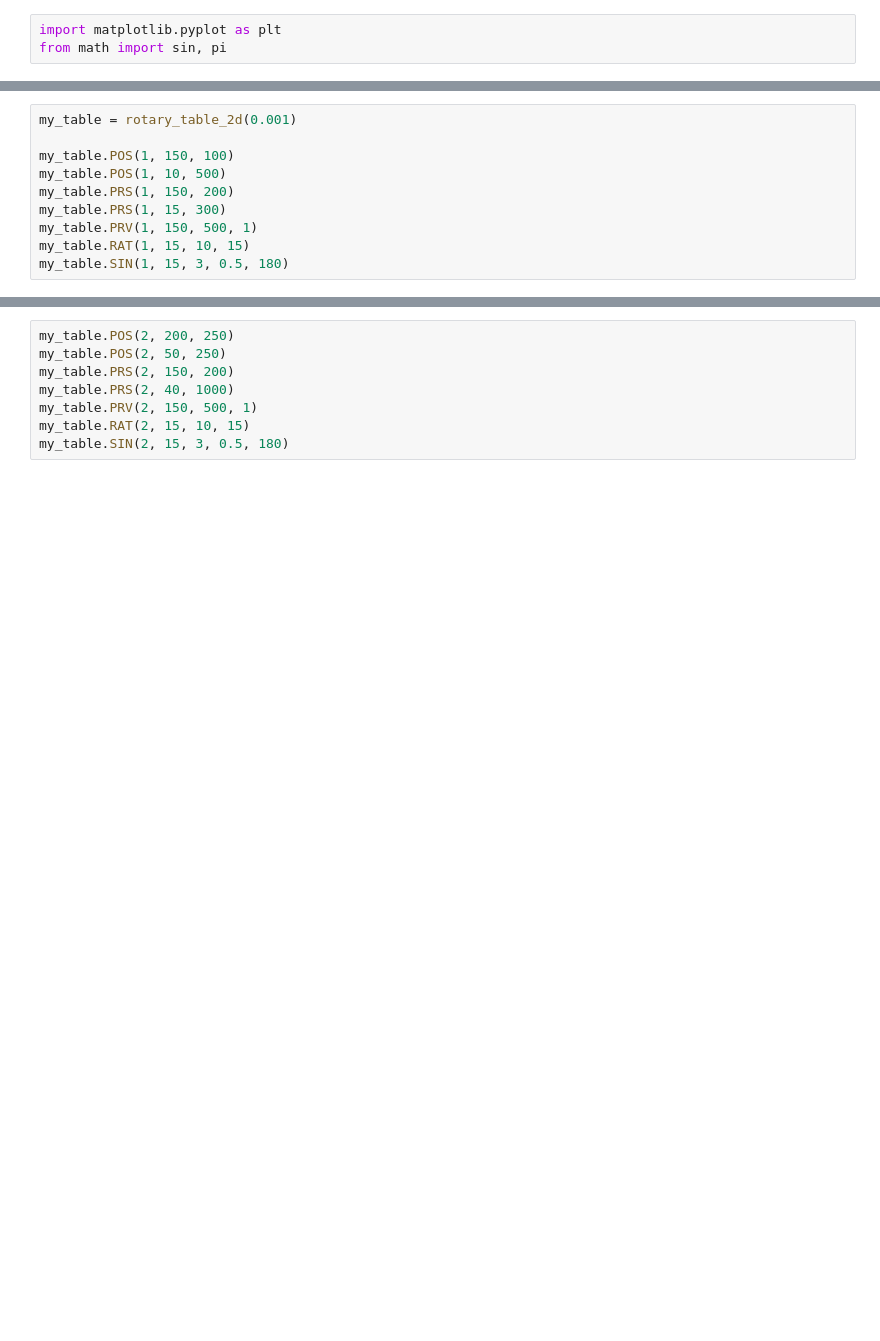
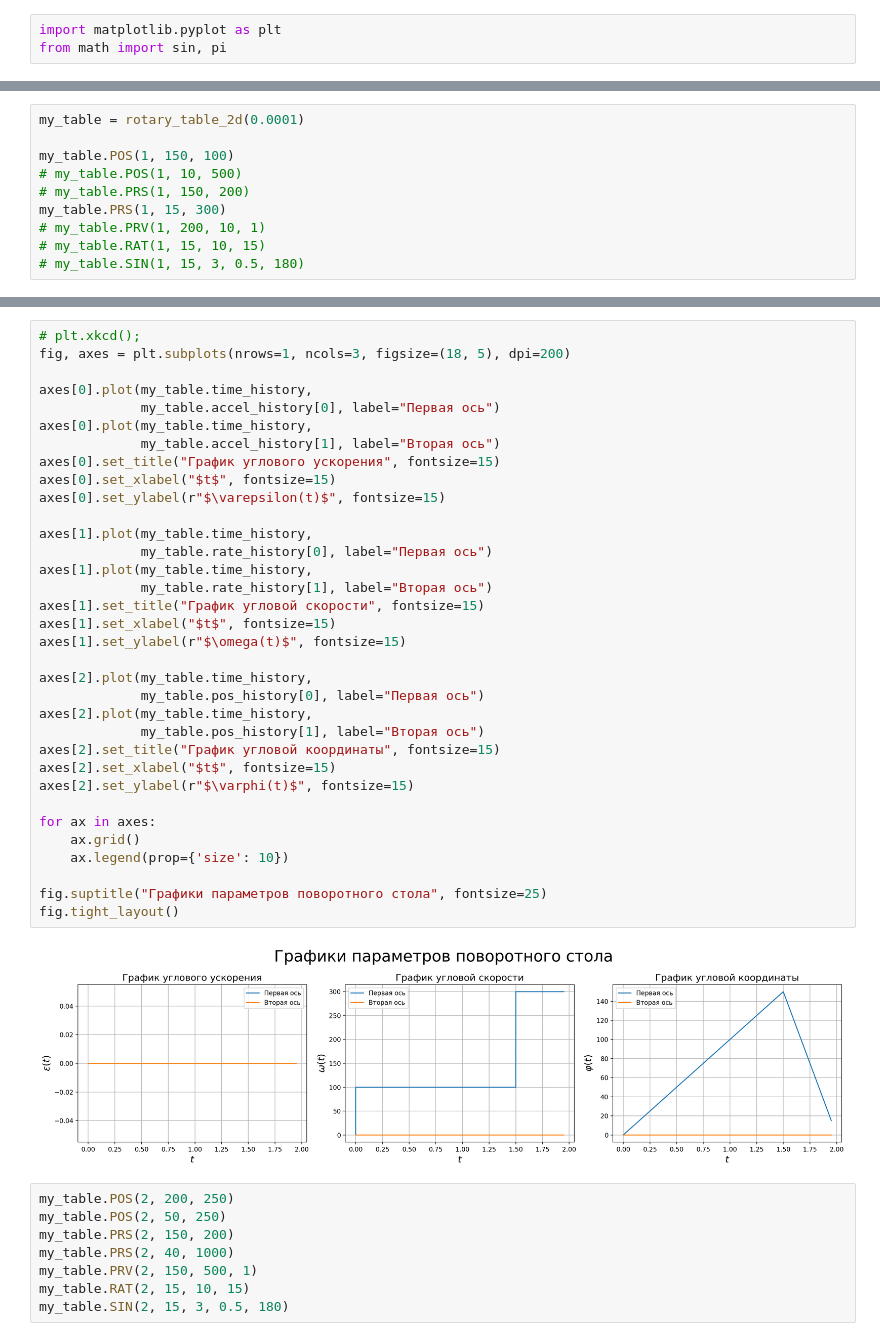
Before and after one commit to rustbas/Rotary-table, a Jupyter notebook: RotaryTable.ipynb, the cells around one changed output, grey strips where cells are left out. Saved outputs shown, nothing was run; the diff lists cells and outputs as text; blank space fills up the shorter version.

```diff
--- a/RotaryTable.ipynb
+++ b/RotaryTable.ipynb
@@ -182,10 +194,10 @@ class rotary_table_2d:
 # %%
-my_table = rotary_table_2d(0.001)
+my_table = rotary_table_2d(0.0001)
 
 my_table.POS(1, 150, 100)
-my_table.POS(1, 10, 500)
-my_table.PRS(1, 150, 200)
+# my_table.POS(1, 10, 500)
+# my_table.PRS(1, 150, 200)
 my_table.PRS(1, 15, 300)
-my_table.PRV(1, 150, 500, 1)
-my_table.RAT(1, 15, 10, 15)
-my_table.SIN(1, 15, 3, 0.5, 180)
+# my_table.PRV(1, 200, 10, 1)
+# my_table.RAT(1, 15, 10, 15)
+# my_table.SIN(1, 15, 3, 0.5, 180)
@@ -192,3 +222,39 @@ my_table.SIN(1, 15, 3, 0.5, 180)
+# %%
+# plt.xkcd();
+fig, axes = plt.subplots(nrows=1, ncols=3, figsize=(18, 5), dpi=200)
+
+axes[0].plot(my_table.time_history,
+             my_table.accel_history[0], label="Первая ось")
+axes[0].plot(my_table.time_history,
+             my_table.accel_history[1], label="Вторая ось")
+axes[0].set_title("График углового ускорения", fontsize=15)
+axes[0].set_xlabel("$t$", fontsize=15)
+axes[0].set_ylabel(r"$\varepsilon(t)$", fontsize=15)
+
+axes[1].plot(my_table.time_history,
+             my_table.rate_history[0], label="Первая ось")
+axes[1].plot(my_table.time_history,
+             my_table.rate_history[1], label="Вторая ось")
+axes[1].set_title("График угловой скорости", fontsize=15)
+axes[1].set_xlabel("$t$", fontsize=15)
+axes[1].set_ylabel(r"$\omega(t)$", fontsize=15)
+
+axes[2].plot(my_table.time_history,
+             my_table.pos_history[0], label="Первая ось")
+axes[2].plot(my_table.time_history,
+             my_table.pos_history[1], label="Вторая ось")
+axes[2].set_title("График угловой координаты", fontsize=15)
+axes[2].set_xlabel("$t$", fontsize=15)
+axes[2].set_ylabel(r"$\varphi(t)$", fontsize=15)
+
+for ax in axes:
+    ax.grid()
+    ax.legend(prop={'size': 10})
+
+fig.suptitle("Графики параметров поворотного стола", fontsize=25)
+fig.tight_layout()
+# %% [output]
+[figure, added]
 # %%
 my_table.POS(2, 200, 250)
 my_table.POS(2, 50, 250)
```
Also changed, not shown: parts of 3 cells of this notebook.
